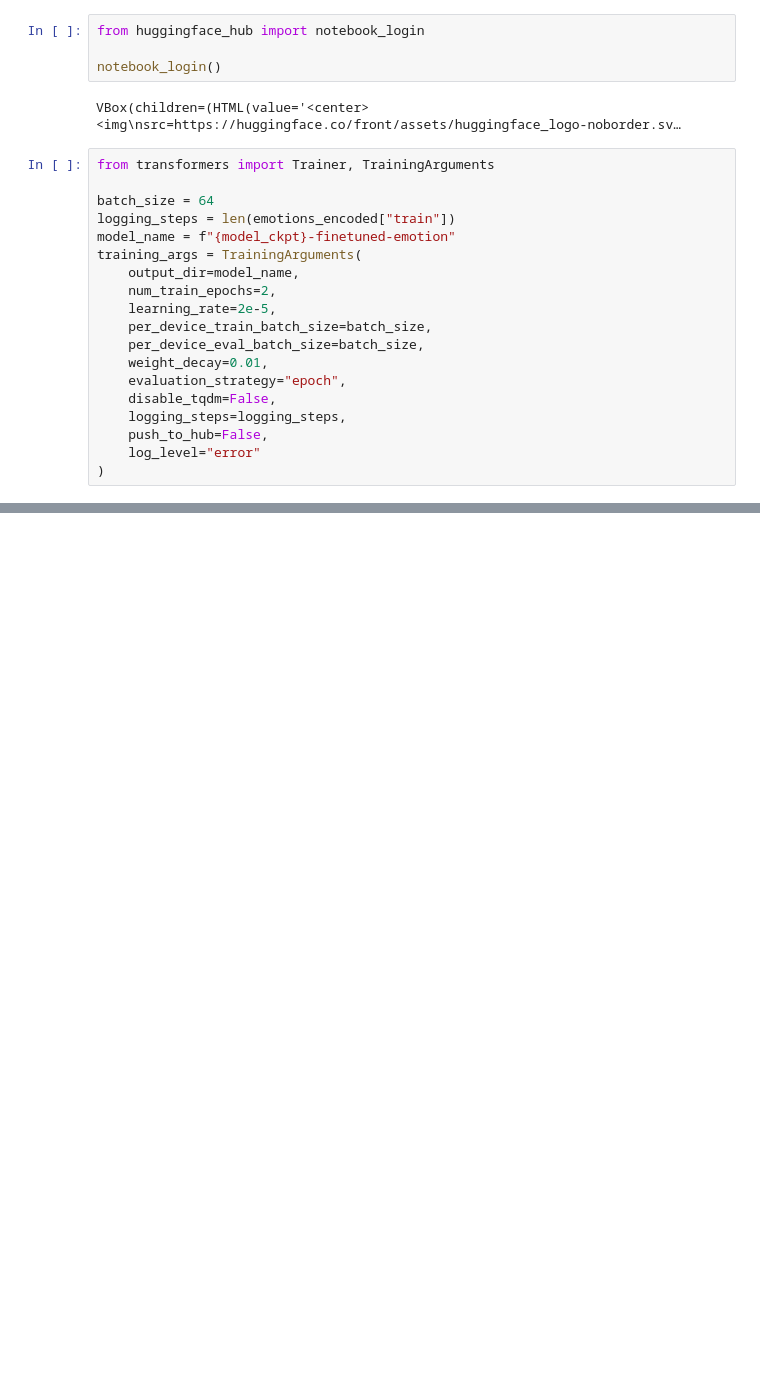
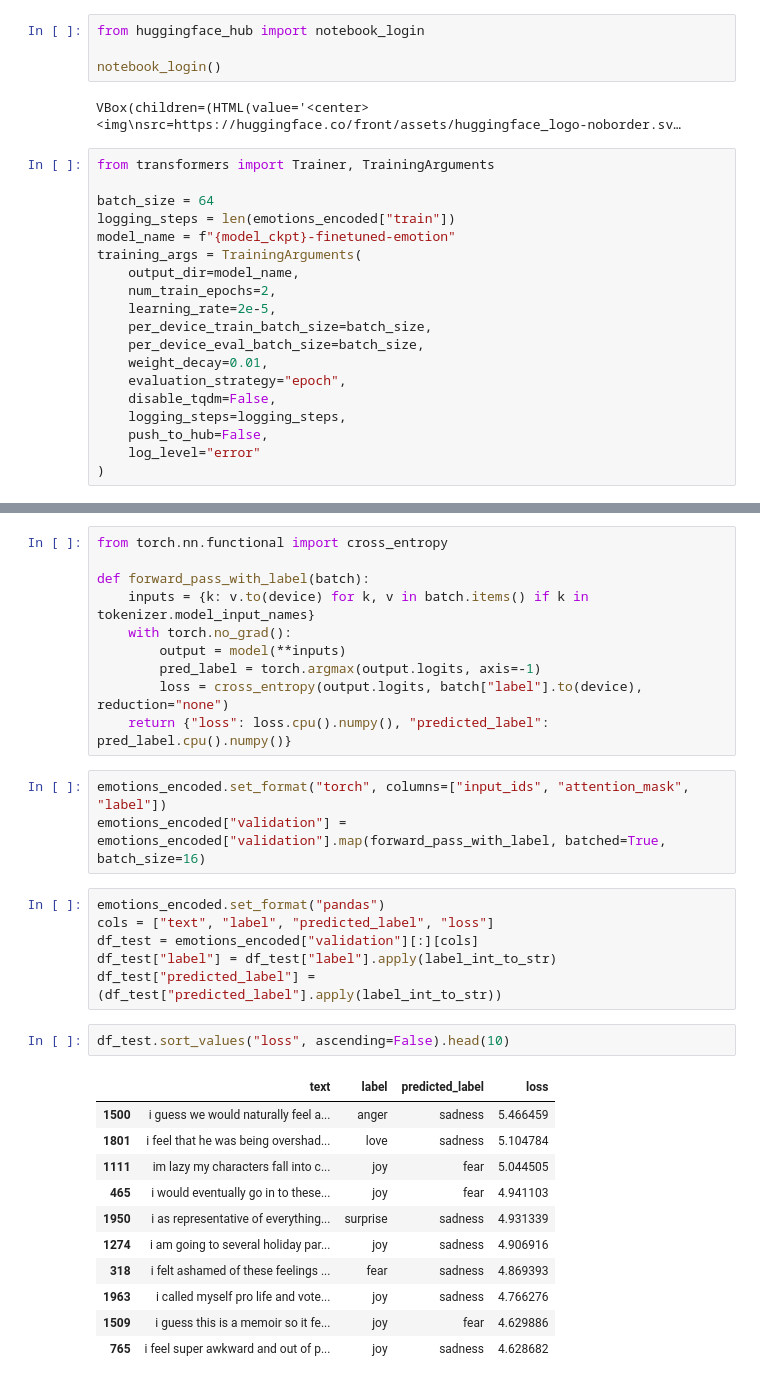
Before and after one commit to TylerKirby/transformer-playground, a Jupyter notebook: transformers-for-nlp/ch2.ipynb, the cells around one changed output, grey strips where cells are left out. Saved outputs shown, nothing was run; the diff lists cells and outputs as text; blank space fills up the shorter version.

```diff
--- a/transformers-for-nlp/ch2.ipynb
+++ b/transformers-for-nlp/ch2.ipynb
@@ -432,0 +456,33 @@ TrainOutput(global_step=500, training_loss=0.17083876037597656, metrics={'train_
+# %%
+from torch.nn.functional import cross_entropy
+
+def forward_pass_with_label(batch):
+    inputs = {k: v.to(device) for k, v in batch.items() if k in tokenizer.model_input_names}
+    with torch.no_grad():
+        output = model(**inputs)
+        pred_label = torch.argmax(output.logits, axis=-1)
+        loss = cross_entropy(output.logits, batch["label"].to(device), reduction="none")
+    return {"loss": loss.cpu().numpy(), "predicted_label": pred_label.cpu().numpy()}
+# %%
+emotions_encoded.set_format("torch", columns=["input_ids", "attention_mask", "label"])
+emotions_encoded["validation"] = emotions_encoded["validation"].map(forward_pass_with_label, batched=True, batch_size=16)
+# %%
+emotions_encoded.set_format("pandas")
+cols = ["text", "label", "predicted_label", "loss"]
+df_test = emotions_encoded["validation"][:][cols]
+df_test["label"] = df_test["label"].apply(label_int_to_str)
+df_test["predicted_label"] = (df_test["predicted_label"].apply(label_int_to_str))
+# %%
+df_test.sort_values("loss", ascending=False).head(10)
+# %% [output]
+|  | text | label | predicted_label | loss |
+| 1500 | i guess we would naturally feel a... | anger | sadness | 5.466459 |
+| 1801 | i feel that he was being overshad... | love | sadness | 5.104784 |
+| 1111 | im lazy my characters fall into c... | joy | fear | 5.044505 |
+| 465 | i would eventually go in to these... | joy | fear | 4.941103 |
+| 1950 | i as representative of everything... | surprise | sadness | 4.931339 |
+| 1274 | i am going to several holiday par... | joy | sadness | 4.906916 |
+| 318 | i felt ashamed of these feelings ... | fear | sadness | 4.869393 |
+| 1963 | i called myself pro life and vote... | joy | sadness | 4.766276 |
+| 1509 | i guess this is a memoir so it fe... | joy | fear | 4.629886 |
+| 765 | i feel super awkward and out of p... | joy | sadness | 4.628682 |
```
Also changed, not shown: parts of 14 cells of this notebook.
